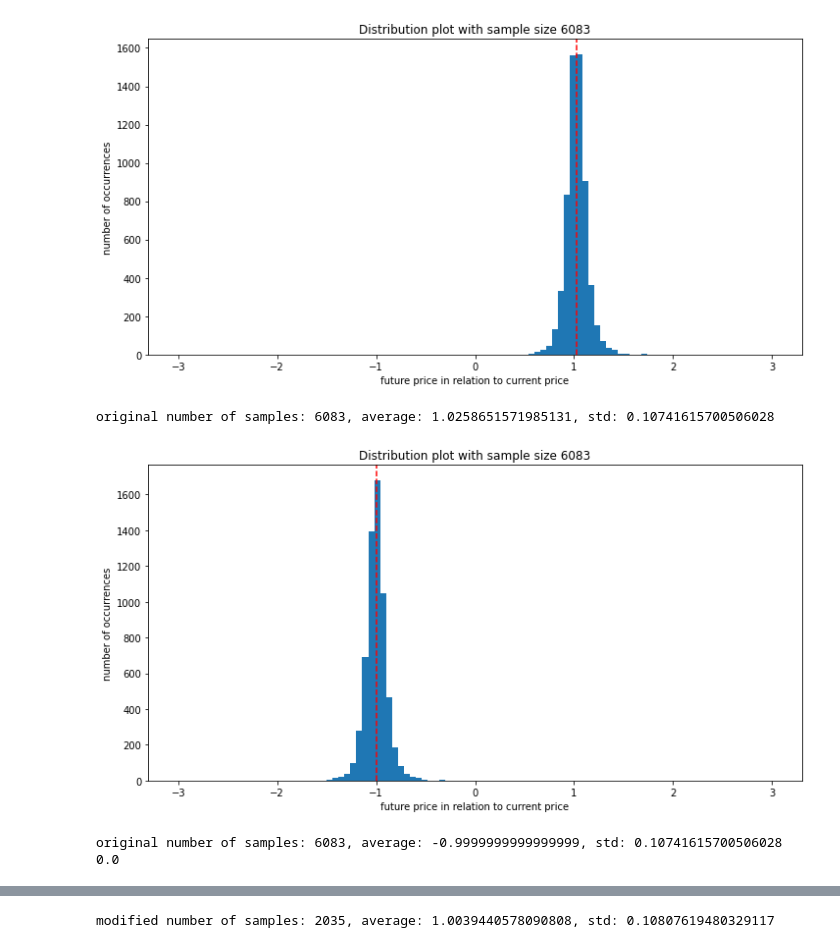
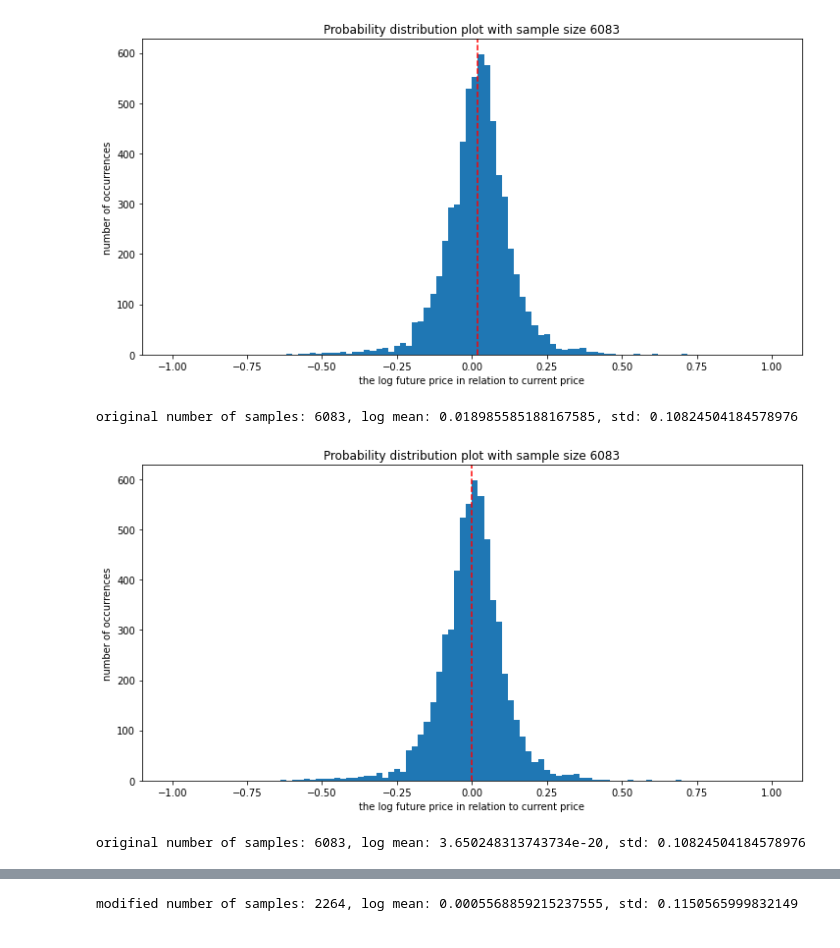
Before and after one commit to tobsel7/price-indicators, a Jupyter notebook: analysis/statistics/data_set_modifications.ipynb, the cells around one changed output, grey strips where cells are left out. Saved outputs shown, nothing was run; the diff lists cells and outputs as text; code cells hidden in the pictures.

```diff
--- a/analysis/statistics/data_set_modifications.ipynb
+++ b/analysis/statistics/data_set_modifications.ipynb
@@ -21,11 +21,11 @@ all_stocks = load_data_set("all_stocks_20spy_50shift_normalized")
 def plot_distribution(y_values, xlabel="future price in relation to current price", ylabel="number of occurrences", range=[-3,3]):
     size = len(y_values)
     n_bins = min(int(size / 10), 100)
-    plt.figure(figsize=(10,5))
+    plt.figure(figsize=(10, 5))
     plt.hist(y_values, bins=n_bins, range=range)
     plt.axvline(y_values.mean(), color="red", linestyle="dashed")
     plt.tight_layout()
-    plt.title("Distribution plot with sample size {}".format(size))
+    plt.title("Probability distribution plot with sample size {}".format(size))
     plt.xlabel(xlabel)
     plt.ylabel(ylabel)
     plt.show()
@@ -86,33 +87,32 @@ def move_dataset_to_mean(samples, desired_mean=0, feature="future_price", transf
 # %%
 # choose a data set
 samples = nasdaq
 
 # plot the original future price distribution
-samples_mean = np.mean(samples["future_price"])
-samples_std = np.std(samples["future_price"])
-plot_distribution(samples["future_price"], "future price in relation to current price")
-print("original number of samples: {}, average: {}, std: {}".format(len(samples), samples_mean, samples_std))
+samples_mean = np.mean(np.log(samples["future_price"]))
+samples_std = np.std(np.log(samples["future_price"]))
+plot_distribution(np.log(samples["future_price"]), "the log future price in relation to current price", range=[-1, 1])
+print("original number of samples: {}, log mean: {}, std: {}".format(len(samples), samples_mean, samples_std))
 
 # manipulate samples
 manipulated = samples.copy()
-manipulated["future_price"] = manipulated["future_price"] - 1 - samples_mean
-manipulated_mean = np.mean(manipulated["future_price"])
-manipulated_std = np.std(manipulated["future_price"])
+manipulated["future_price"] = np.exp(np.log(manipulated["future_price"]) - np.mean(np.log(samples["future_price"])))
+manipulated_mean = np.mean(np.log(manipulated["future_price"]))
+manipulated_std = np.std(np.log(manipulated["future_price"]))
 
-plot_distribution(manipulated["future_price"], "future price in relation to current price")
-print("original number of samples: {}, average: {}, std: {}".format(len(manipulated), manipulated_mean, manipulated_std))
+plot_distribution(np.log(manipulated["future_price"]), "the log future price in relation to current price", range=[-1, 1])
+print("original number of samples: {}, log mean: {}, std: {}".format(len(manipulated), manipulated_mean, manipulated_std))
 
 # take out samples
 reduced = move_dataset_to_mean(samples, transform=np.log, desired_mean=0, start_of_deletions=np.min)
 
 # plot new data set distribution
-reduced_mean = np.mean(reduced["future_price"])
-reduced_std = np.std(reduced["future_price"])
-plot_distribution(reduced["future_price"], "future price in relation to current price")
-print("modified number of samples: {}, average: {}, std: {}".format(len(reduced), reduced_mean, reduced_std))
+reduced_mean = np.mean(np.log(reduced["future_price"]))
+reduced_std = np.std(np.log(reduced["future_price"]))
+plot_distribution(np.log(reduced["future_price"]), "the log future price in relation to current price", range=[-1, 1])
+print("modified number of samples: {}, log mean: {}, std: {}".format(len(reduced), reduced_mean, reduced_std))
 # %% [output]
-[figure, old version]
+[figure, new version]
-original number of samples: 6083, average: 1.0258651571985131, std: 0.10741615700506028
+original number of samples: 6083, log mean: 0.018985585188167585, std: 0.10824504184578976
-[figure, old version]
+[figure, new version]
-original number of samples: 6083, average: -0.9999999999999999, std: 0.10741615700506028
-0.0
+original number of samples: 6083, log mean: 3.650248313743734e-20, std: 0.10824504184578976
@@ -120,4 +120,4 @@ original number of samples: 6083, average: -0.9999999999999999, std: 0.107416157
-modified number of samples: 2035, average: 1.0039440578090808, std: 0.10807619480329117
+modified number of samples: 2264, log mean: 0.0005568859215237555, std: 0.1150565999832149
 # %%
 # plot distribution of all stock data
 all_stocks_mean = np.mean(np.log(all_stocks["future_price"]))
```
Also changed, not shown: parts of 5 cells of this notebook, 7 other files.
